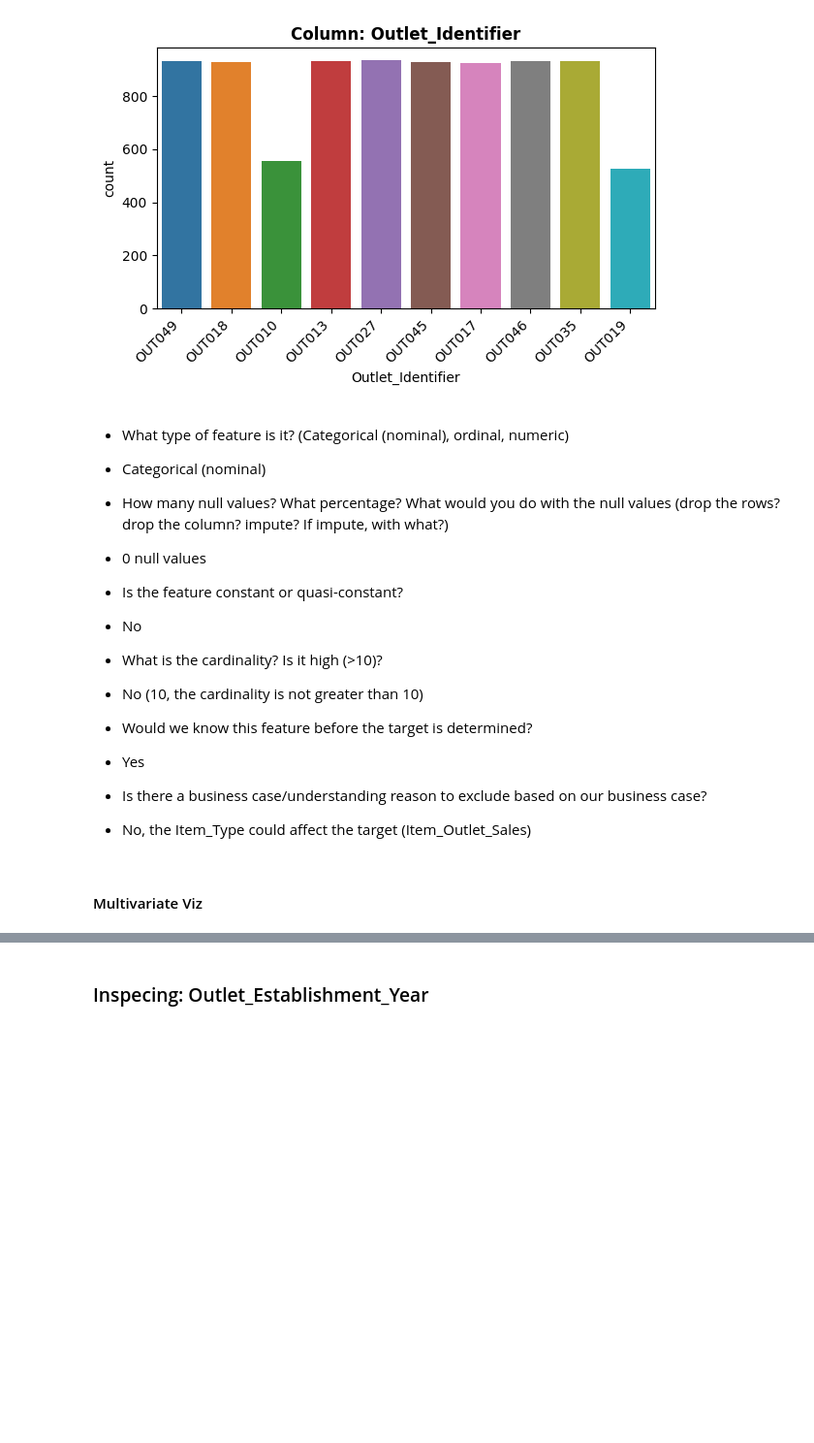
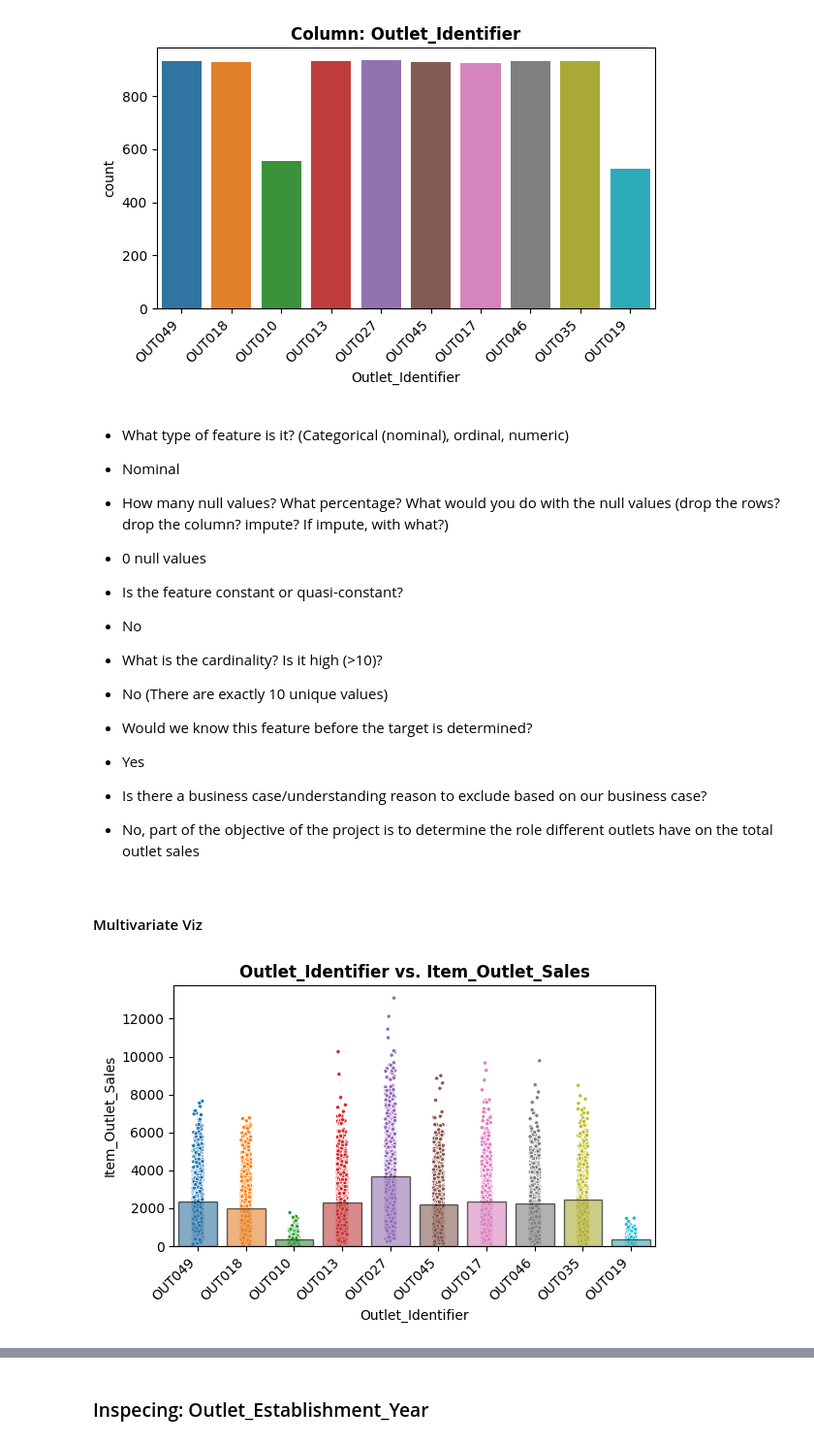
Before and after one commit to Carla9711/Prediction-of-Product-Sales, a Jupyter notebook: Prediction of Product Sales.ipynb, the cells around one changed output, grey strips where cells are left out. Shown at 97% size. Saved outputs shown, nothing was run; the diff lists cells and outputs as text; code cells hidden in the pictures; blank space fills up the shorter version.

```diff
--- a/Prediction of Product Sales.ipynb
+++ b/Prediction of Product Sales.ipynb
@@ -953,7 +953,7 @@ explore_categorical(df_sales,feature);
 [figure]
 # %% [markdown]
 *   What type of feature is it? (Categorical (nominal), ordinal, numeric)
-  * Categorical (nominal)
+  * Nominal
 
 *   How many null values? What percentage? What would you do with the null values (drop the rows? drop the column? impute? If impute, with what?)
   *   0 null values
@@ -962,10 +962,14 @@ explore_categorical(df_sales,feature);
   *   No
 
 *   What is the cardinality? Is it high (>10)?
-  *   No (10, the cardinality is not greater than 10)
+  *   No (There are exactly 10 unique values)
 *   Would we know this feature before the target is determined?
   *   Yes
 *   Is there a business case/understanding reason to exclude based on our business case?
-  *   No, the Item_Type could affect the target (Item_Outlet_Sales)
+  *   No, part of the objective of the project is to determine the role different outlets have on the total outlet sales
 # %% [markdown]
 #### Multivariate Viz
+# %%
+plot_categorical_vs_target(df_sales, feature);
+# %% [output]
+[figure, added]
```
Also changed, not shown: parts of 38 cells of this notebook.
